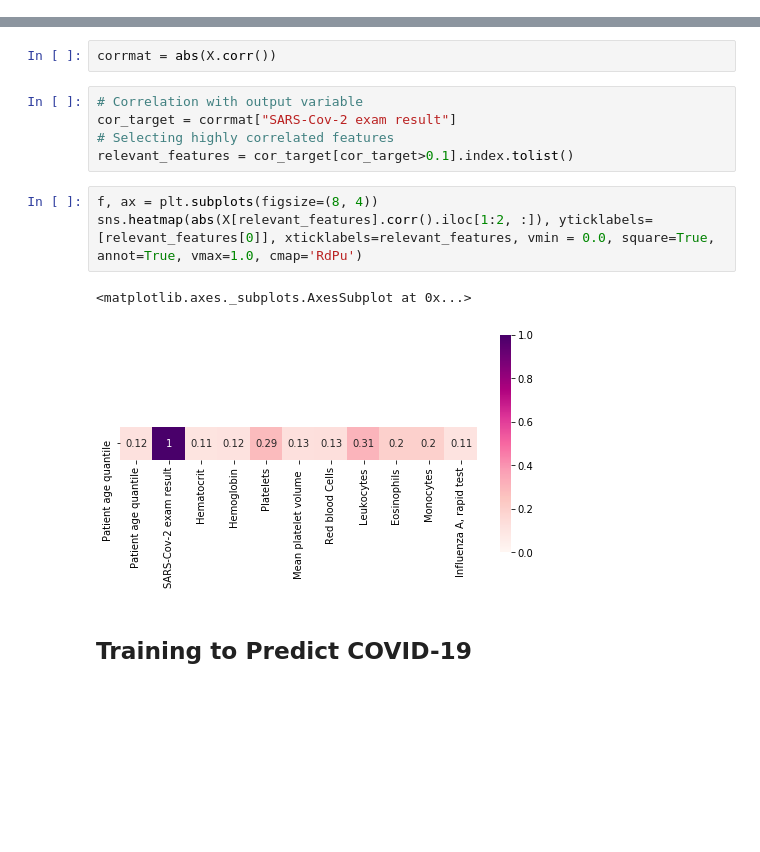
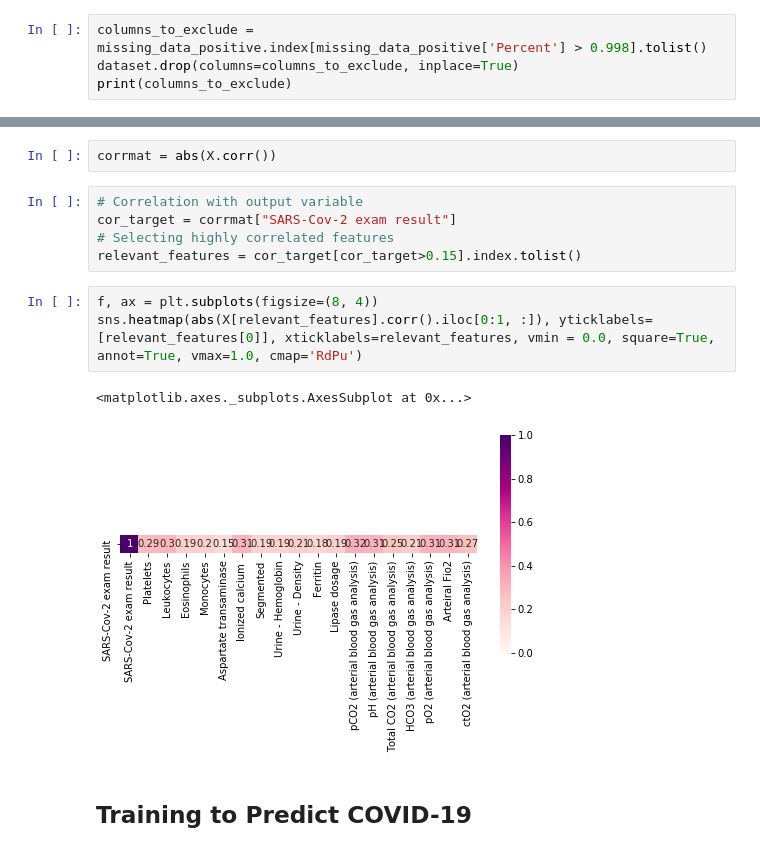
Before and after one commit to isabelatelles/covid19, a Jupyter notebook: Analysis.ipynb, the cells around one changed output, grey strips where cells are left out. Saved outputs shown, nothing was run; the diff lists cells and outputs as text; blank space fills up the shorter version.

```diff
--- a/Analysis.ipynb
+++ b/Analysis.ipynb
@@ -162,0 +163,4 @@ First of all, we chose to drop the features with more than 95% of NaN values.
+# %%
+columns_to_exclude = missing_data_positive.index[missing_data_positive['Percent'] > 0.998].tolist()
+dataset.drop(columns=columns_to_exclude, inplace=True)
+print(columns_to_exclude)
@@ -198,13 +201,13 @@ corrmat = abs(X.corr())
 # Correlation with output variable
 cor_target = corrmat["SARS-Cov-2 exam result"]
 # Selecting highly correlated features
-relevant_features = cor_target[cor_target>0.1].index.tolist()
+relevant_features = cor_target[cor_target>0.15].index.tolist()
 # %%
 f, ax = plt.subplots(figsize=(8, 4))
-sns.heatmap(abs(X[relevant_features].corr().iloc[1:2, :]), yticklabels=[relevant_features[0]], xticklabels=relevant_features, vmin = 0.0, square=True, annot=True, vmax=1.0, cmap='RdPu')
+sns.heatmap(abs(X[relevant_features].corr().iloc[0:1, :]), yticklabels=[relevant_features[0]], xticklabels=relevant_features, vmin = 0.0, square=True, annot=True, vmax=1.0, cmap='RdPu')
 # %% [output]
 <matplotlib.axes._subplots.AxesSubplot at 0x...>
-[figure, old version]
+[figure, new version]
 # %% [markdown]
 ## Training to Predict COVID-19
 # %% [markdown]
```
Also changed, not shown: parts of 17 cells of this notebook.
